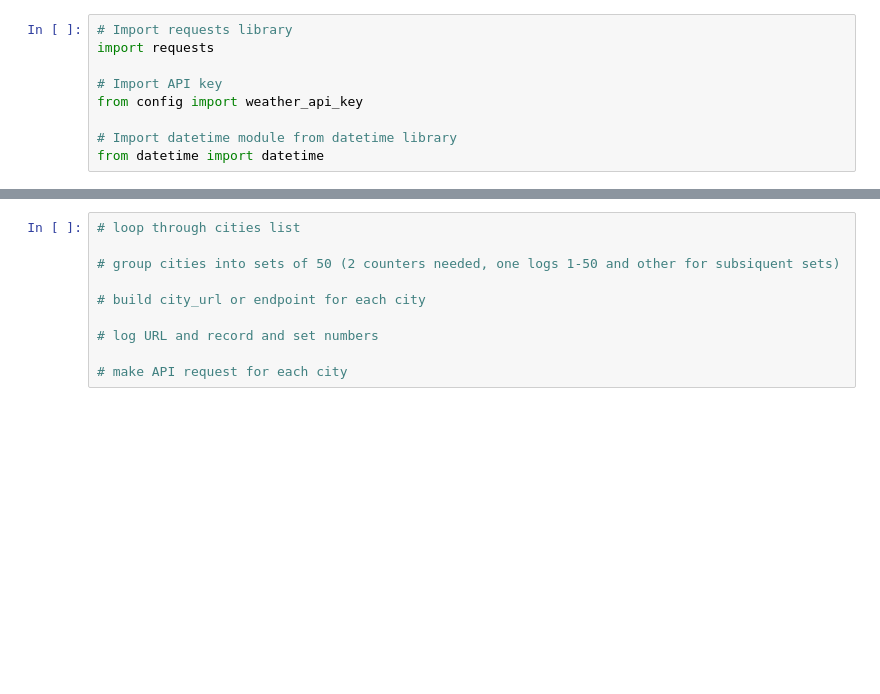
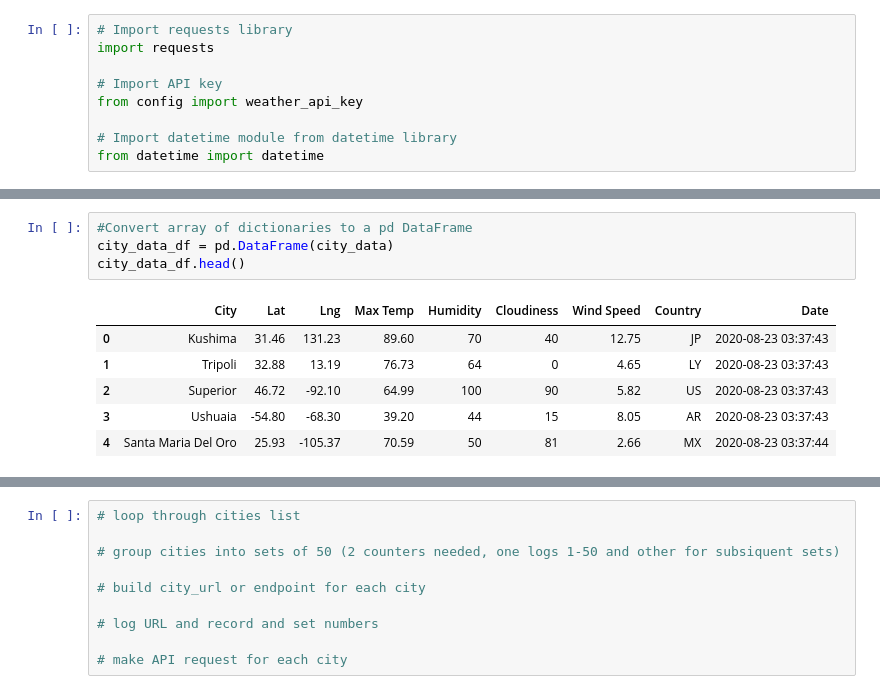
Before and after one commit to mchjohnson13/WorldWeather_Analysis, a Jupyter notebook: WeatherPy.ipynb, the cells around one changed output, grey strips where cells are left out. Drawn from its saved outputs; the diff is of its cells as text; blank space fills up the shorter version.

Commit message:
6.2.7 complete: weather API data pulled and added to csv file.

```diff
--- a/WeatherPy.ipynb
+++ b/WeatherPy.ipynb
@@ -39,0 +132,11 @@ from datetime import datetime
+# %%
+#Convert array of dictionaries to a pd DataFrame
+city_data_df = pd.DataFrame(city_data)
+city_data_df.head()
+# %% [output]
+|  | City | Lat | Lng | Max Temp | Humidity | Cloudiness | Wind Speed | Country | Date |
+| 0 | Kushima | 31.46 | 131.23 | 89.60 | 70 | 40 | 12.75 | JP | 2020-08-23 03:37:43 |
+| 1 | Tripoli | 32.88 | 13.19 | 76.73 | 64 | 0 | 4.65 | LY | 2020-08-23 03:37:43 |
+| 2 | Superior | 46.72 | -92.10 | 64.99 | 100 | 90 | 5.82 | US | 2020-08-23 03:37:43 |
+| 3 | Ushuaia | -54.80 | -68.30 | 39.20 | 44 | 15 | 8.05 | AR | 2020-08-23 03:37:43 |
+| 4 | Santa Maria Del Oro | 25.93 | -105.37 | 70.59 | 50 | 81 | 2.66 | MX | 2020-08-23 03:37:44 |
```
Also changed, not shown: parts of 6 cells of this notebook, 3 other files.
